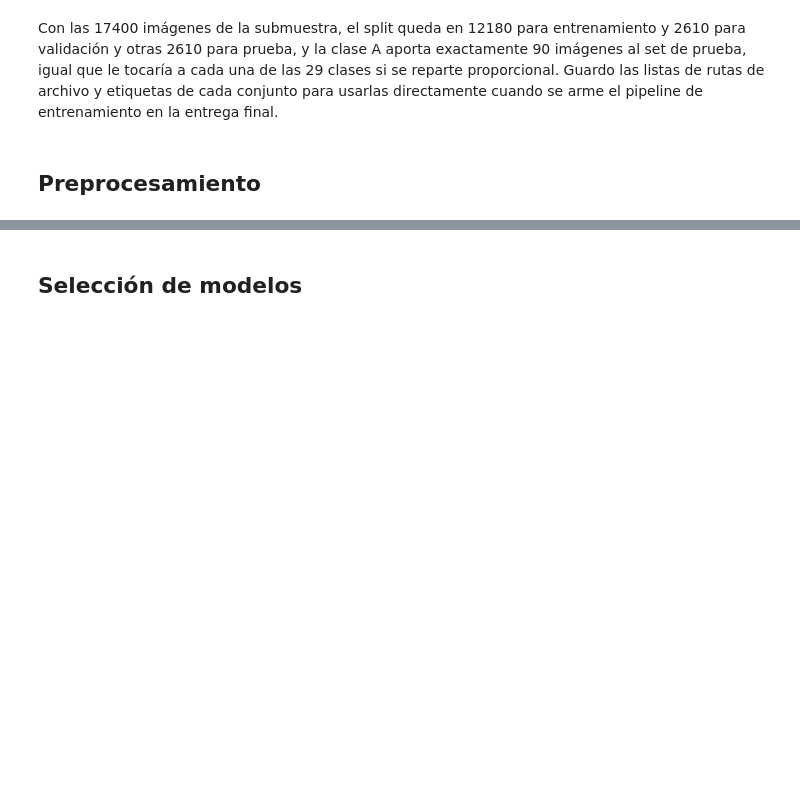
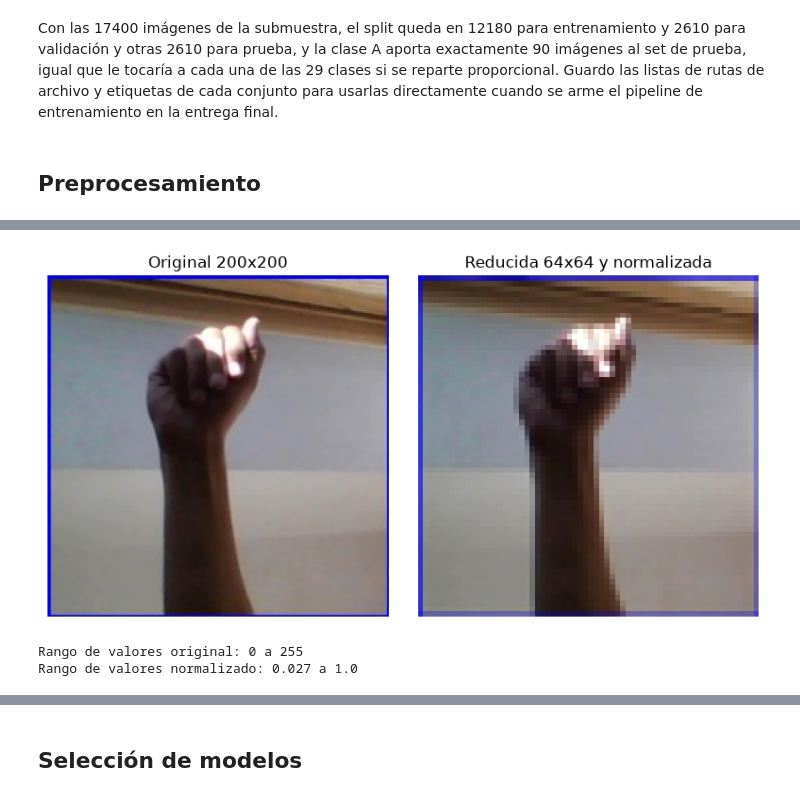
Before and after one commit to ecarcamo/CC3084-DATA-SCIENCE, a Jupyter notebook: notebooks/ASL_Clasificador.ipynb, the cells around one changed output, grey strips where cells are left out. Saved outputs shown, nothing was run; the diff lists cells and outputs as text; code cells hidden in the pictures; blank space fills up the shorter version.

Commit message:
feat: preprocesamiento de imagenes (resize, normalizacion)

```diff
--- a/notebooks/ASL_Clasificador.ipynb
+++ b/notebooks/ASL_Clasificador.ipynb
@@ -228,0 +233,29 @@ Con las 17400 imágenes de la submuestra, el split queda en 12180 para entrenami
+# %%
+TAMANO_DESTINO = (64, 64)
+
+clase_ejemplo = 'A'
+clase_ejemplo_path = os.path.join(base_path, clase_ejemplo)
+img_path = os.path.join(clase_ejemplo_path, os.listdir(clase_ejemplo_path)[0])
+
+img_original = Image.open(img_path)
+img_original_array = np.array(img_original)
+
+img_reducida = img_original.resize(TAMANO_DESTINO)
+img_normalizada = np.array(img_reducida) / 255.0
+
+fig, axes = plt.subplots(1, 2, figsize=(8, 4))
+axes[0].imshow(img_original_array)
+axes[0].set_title(f'Original {img_original.size[0]}x{img_original.size[1]}')
+axes[0].axis('off')
+axes[1].imshow(img_normalizada)
+axes[1].set_title(f'Reducida {TAMANO_DESTINO[0]}x{TAMANO_DESTINO[1]} y normalizada')
+axes[1].axis('off')
+plt.tight_layout()
+plt.show()
+
+print('Rango de valores original:', img_original_array.min(), 'a', img_original_array.max())
+print('Rango de valores normalizado:', round(img_normalizada.min(), 3), 'a', round(img_normalizada.max(), 3))
+# %% [output]
+[figure, added]
+Rango de valores original: 0 a 255
+Rango de valores normalizado: 0.027 a 1.0
```
Also changed, not shown: parts of 2 cells of this notebook.
